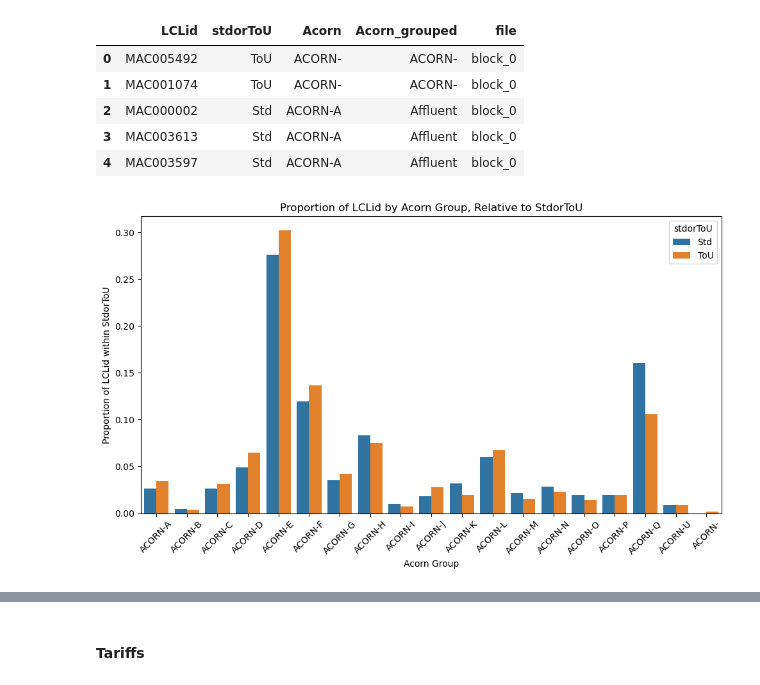
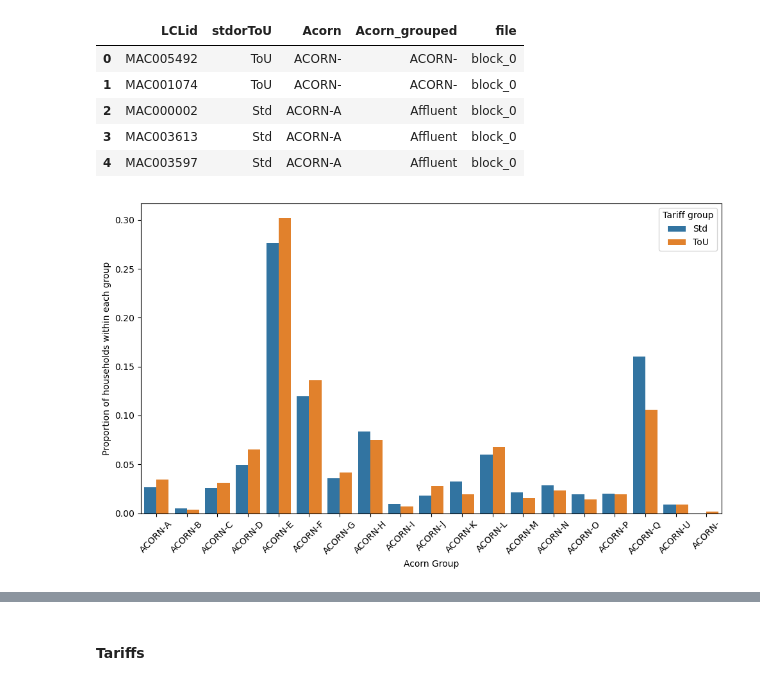
Before and after one commit to AlvaroCorrales/smart-meters-london, a Jupyter notebook: EDA and FE.ipynb, the cells around one changed output, grey strips where cells are left out. Cells and saved outputs as stored; diff of their text form; code cells hidden in the pictures.

Commit message:
Create and modify images for blog

```diff
--- a/EDA and FE.ipynb
+++ b/EDA and FE.ipynb
@@ -657,35 +658,34 @@ df_acorn.head()
 | 3 | MAC003613 | Std | ACORN-A | Affluent | block_0 |
 | 4 | MAC003597 | Std | ACORN-A | Affluent | block_0 |
 # %%
-import pandas as pd
-import seaborn as sns
-import matplotlib.pyplot as plt
-
 # Step 1: Calculate the counts of LCLid for each stdorToU and Acorn_grouped
 df_counts = df_acorn.groupby(['stdorToU', 'Acorn'])['LCLid'].count().reset_index()
 
 # Step 2: Calculate the proportion within each stdorToU group
 df_counts['proportion'] = df_counts.groupby('stdorToU')['LCLid'].transform(lambda x: x / x.sum())
 
+
 # Set the figure size
 plt.figure(figsize=(10, 6))
 
 # Step 3: Create the bar plot using seaborn to show proportions
-sns.barplot(data=df_counts, x='Acorn', y='proportion', hue='stdorToU')
+bar_plot = sns.barplot(data=df_counts, x='Acorn', y='proportion', hue='stdorToU')
+
+# Change the legend title
+bar_plot.get_legend().set_title("Tariff group")
 
 # Add titles and labels
-plt.title('Proportion of LCLid by Acorn Group, Relative to StdorToU')
 plt.xlabel('Acorn Group')
-plt.ylabel('Proportion of LCLid within StdorToU')
+plt.ylabel('Proportion of households within each group')
 
 # Rotate x-axis labels for readability
 plt.xticks(rotation=45)
 
 # Show the plot
 plt.tight_layout()
 plt.show()
 # %% [output]
-[figure, old version]
+[figure, new version]
 # %%
 # Merge with daily dataset
 df_daily = df_daily.merge(df_acorn[['LCLid', 'Acorn']], on = 'LCLid', how='left')
```
Also changed, not shown: parts of 1 cell of this notebook.
